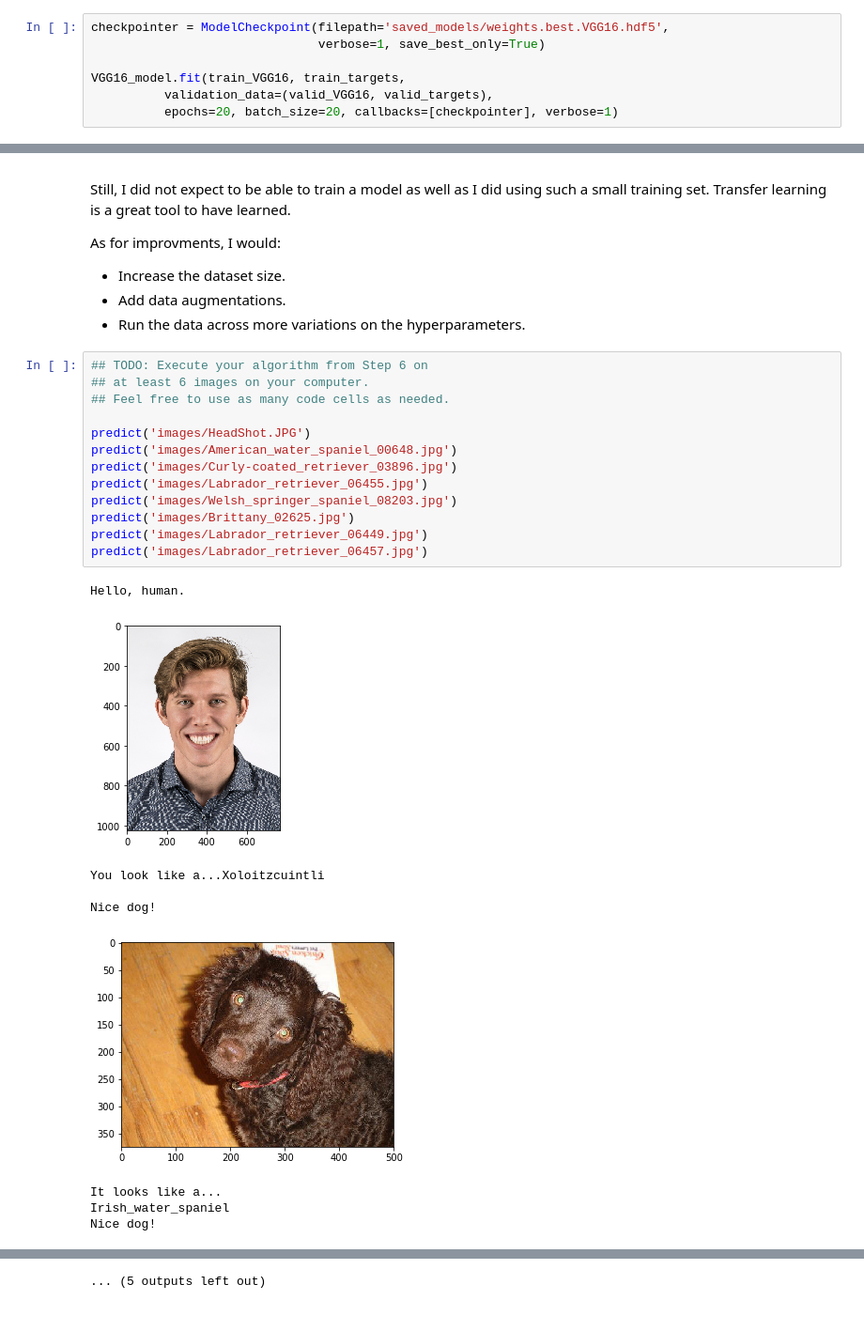
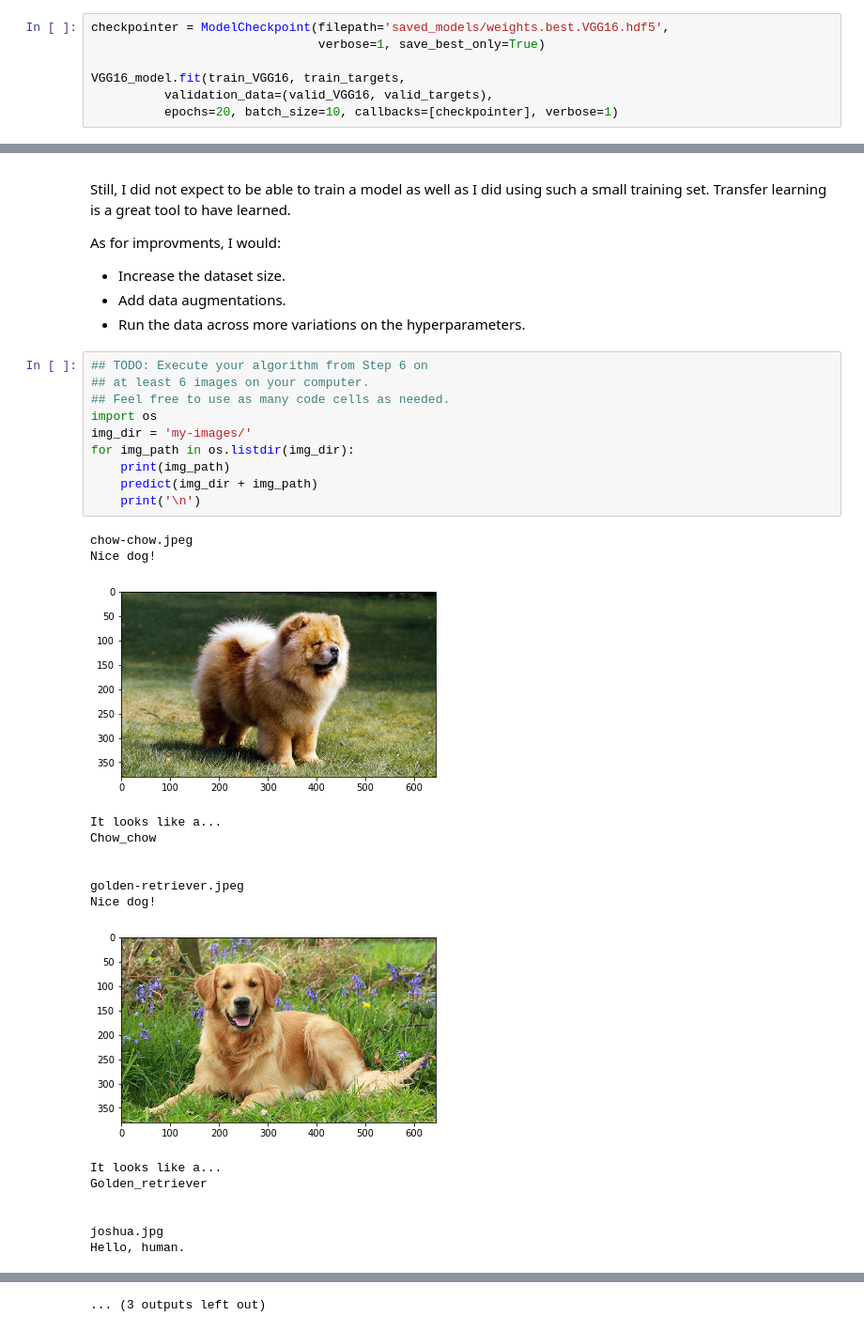
Before and after one commit to joshuajweldon/dog-project, a Jupyter notebook: dog_app.ipynb, the cells around one changed output, grey strips where cells are left out. Shown at 94% size. Cells and saved outputs as stored; diff of their text form.

```diff
--- a/dog_app.ipynb
+++ b/dog_app.ipynb
@@ -526,7 +540,7 @@ checkpointer = ModelCheckpoint(filepath='saved_models/weights.best.VGG16.hdf5',
 
 VGG16_model.fit(train_VGG16, train_targets,
           validation_data=(valid_VGG16, valid_targets),
-          epochs=20, batch_size=20, callbacks=[checkpointer], verbose=1)
+          epochs=20, batch_size=10, callbacks=[checkpointer], verbose=1)
 # %% [output]
 Train on 6680 samples, validate on 835 samples
 Epoch 1/20
@@ -817,23 +831,27 @@ As for improvments, I would:
 # %%
 ## TODO: Execute your algorithm from Step 6 on
 ## at least 6 images on your computer.
 ## Feel free to use as many code cells as needed.
-
-predict('images/HeadShot.JPG')
-predict('images/American_water_spaniel_00648.jpg')
-predict('images/Curly-coated_retriever_03896.jpg')
-predict('images/Labrador_retriever_06455.jpg')
-predict('images/Welsh_springer_spaniel_08203.jpg')
-predict('images/Brittany_02625.jpg')
-predict('images/Labrador_retriever_06449.jpg')
-predict('images/Labrador_retriever_06457.jpg')
+import os
+img_dir = 'my-images/'
+for img_path in os.listdir(img_dir):
+    print(img_path)
+    predict(img_dir + img_path)
+    print('\n')
 # %% [output]
-Hello, human.
+chow-chow.jpeg
+Nice dog!
-[figure, old version]
+[figure, new version]
-You look like a...Xoloitzcuintli
+It looks like a...
+Chow_chow
 
+
+golden-retriever.jpeg
 Nice dog!
-[figure, old version]
+[figure, new version]
 It looks like a...
-Irish_water_spaniel
-Nice dog!
+Golden_retriever
+
+
+joshua.jpg
+Hello, human.
@@ -853 +880 @@ Nice dog!
-... (5 outputs left out)
+... (3 outputs left out)
```
Also changed, not shown: parts of 15 cells of this notebook.
